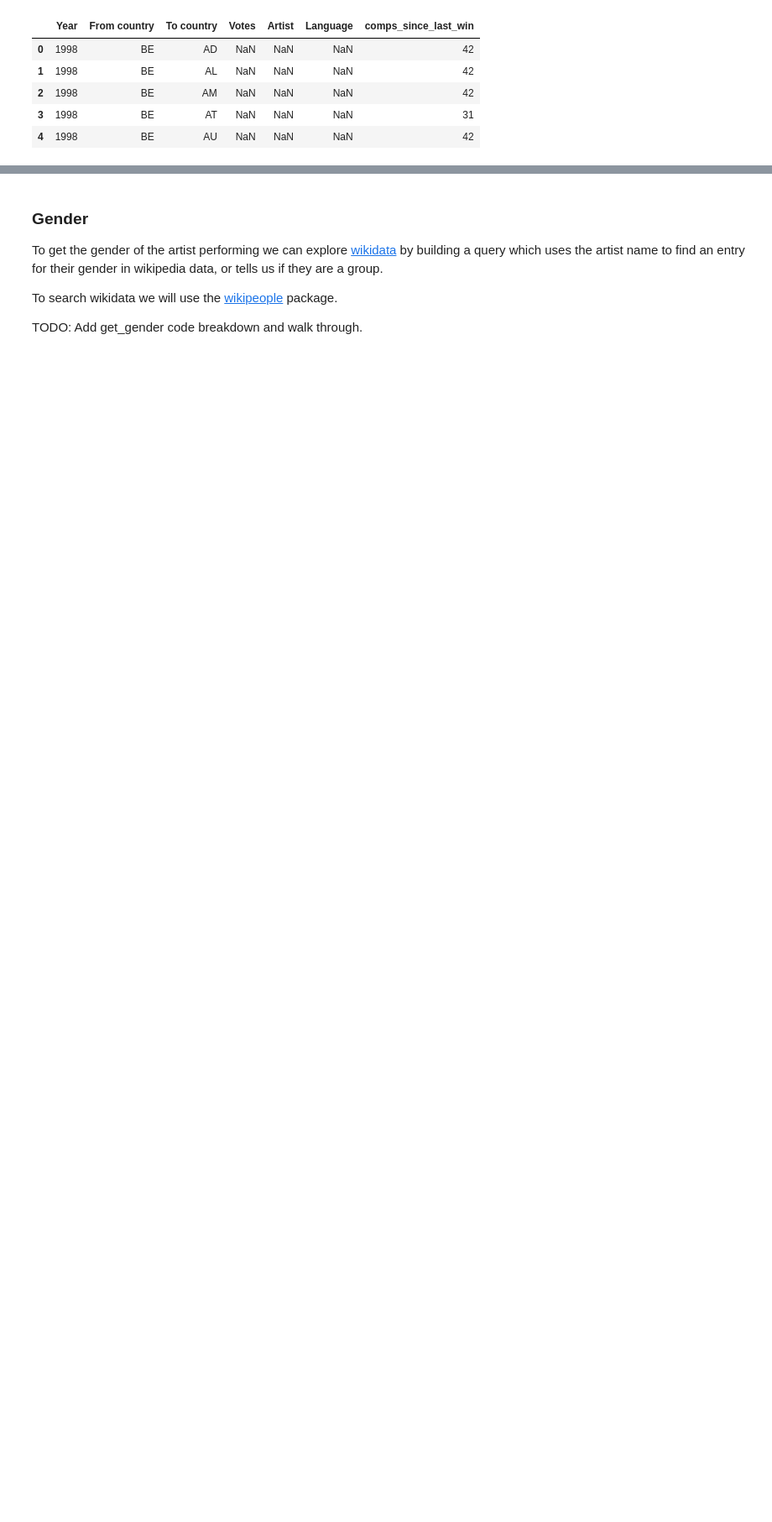
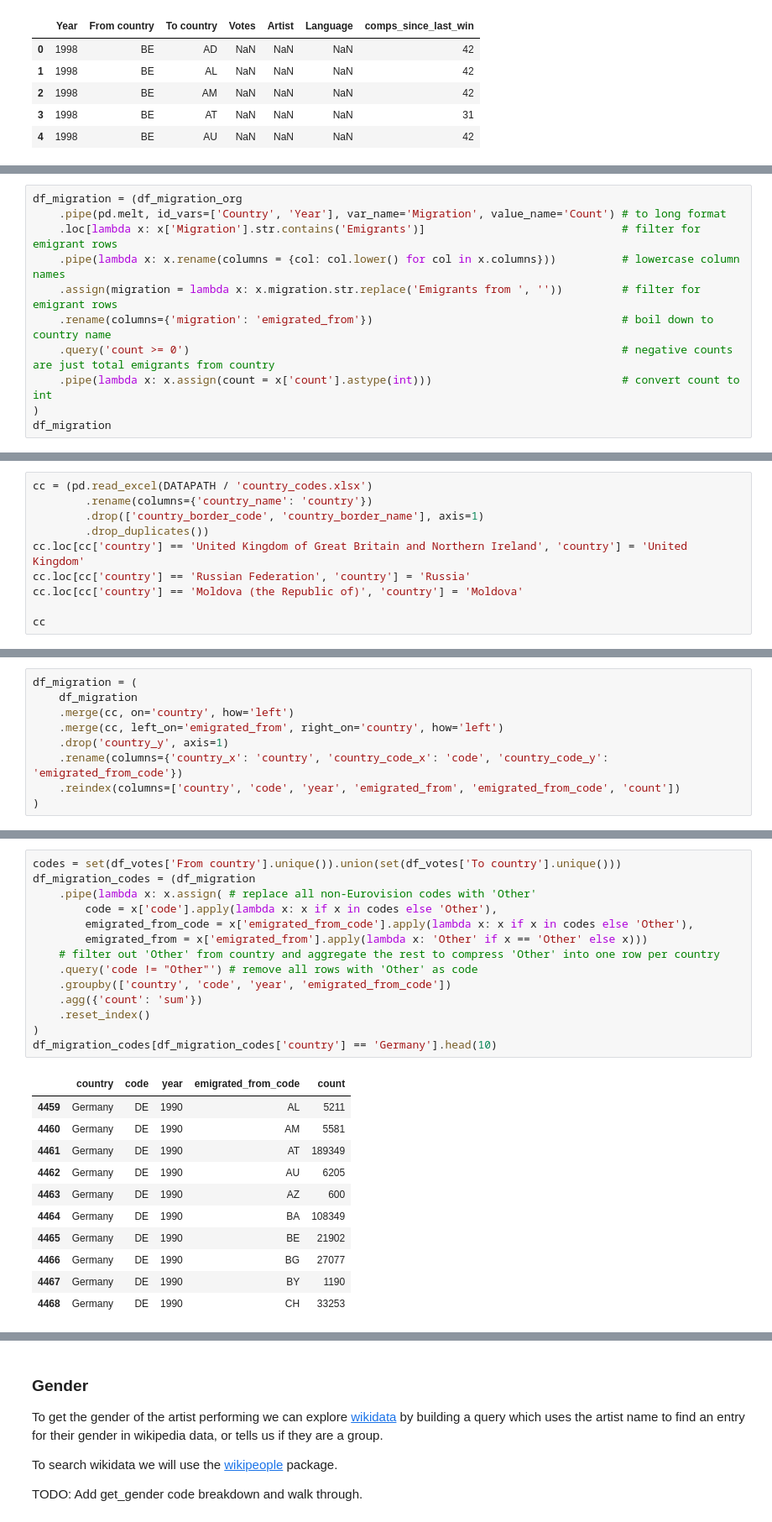
Before and after one commit to KatrionaGoldmann/Eurovision_TDS, a Jupyter notebook: eurovision/notebooks/data-wrang.ipynb, the cells around one changed output, grey strips where cells are left out. Shown at 84% size. Saved outputs shown, nothing was run; the diff lists cells and outputs as text; blank space fills up the shorter version.

```diff
--- a/eurovision/notebooks/data-wrang.ipynb
+++ b/eurovision/notebooks/data-wrang.ipynb
@@ -472,0 +500,11 @@ df_votes.head()
+# %%
+df_migration = (df_migration_org
+    .pipe(pd.melt, id_vars=['Country', 'Year'], var_name='Migration', value_name='Count') # to long format
+    .loc[lambda x: x['Migration'].str.contains('Emigrants')]                              # filter for emigrant rows
+    .pipe(lambda x: x.rename(columns = {col: col.lower() for col in x.columns}))          # lowercase column names
+    .assign(migration = lambda x: x.migration.str.replace('Emigrants from ', ''))         # filter for emigrant rows
+    .rename(columns={'migration': 'emigrated_from'})                                      # boil down to country name
+    .query('count >= 0')                                                                  # negative counts are just total emigrants from country
+    .pipe(lambda x: x.assign(count = x['count'].astype(int)))                             # convert count to int
+)
+df_migration
@@ -472,0 +527,10 @@ df_votes.head()
+# %%
+cc = (pd.read_excel(DATAPATH / 'country_codes.xlsx')
+        .rename(columns={'country_name': 'country'})
+        .drop(['country_border_code', 'country_border_name'], axis=1)
+        .drop_duplicates())
+cc.loc[cc['country'] == 'United Kingdom of Great Britain and Northern Ireland', 'country'] = 'United Kingdom'
+cc.loc[cc['country'] == 'Russian Federation', 'country'] = 'Russia'
+cc.loc[cc['country'] == 'Moldova (the Republic of)', 'country'] = 'Moldova'
+
+cc
@@ -472,0 +553,9 @@ df_votes.head()
+# %%
+df_migration = (
+    df_migration
+    .merge(cc, on='country', how='left')
+    .merge(cc, left_on='emigrated_from', right_on='country', how='left')
+    .drop('country_y', axis=1)
+    .rename(columns={'country_x': 'country', 'country_code_x': 'code', 'country_code_y': 'emigrated_from_code'})
+    .reindex(columns=['country', 'code', 'year', 'emigrated_from', 'emigrated_from_code', 'count'])
+)
@@ -472,0 +577,26 @@ df_votes.head()
+# %%
+codes = set(df_votes['From country'].unique()).union(set(df_votes['To country'].unique()))
+df_migration_codes = (df_migration
+    .pipe(lambda x: x.assign( # replace all non-Eurovision codes with 'Other'
+        code = x['code'].apply(lambda x: x if x in codes else 'Other'),
+        emigrated_from_code = x['emigrated_from_code'].apply(lambda x: x if x in codes else 'Other'),
+        emigrated_from = x['emigrated_from'].apply(lambda x: 'Other' if x == 'Other' else x)))
+    # filter out 'Other' from country and aggregate the rest to compress 'Other' into one row per country
+    .query('code != "Other"') # remove all rows with 'Other' as code
+    .groupby(['country', 'code', 'year', 'emigrated_from_code'])
+    .agg({'count': 'sum'})
+    .reset_index()
+)
+df_migration_codes[df_migration_codes['country'] == 'Germany'].head(10)
+# %% [output]
+|  | country | code | year | emigrated_from_code | count |
+| 4459 | Germany | DE | 1990 | AL | 5211 |
+| 4460 | Germany | DE | 1990 | AM | 5581 |
+| 4461 | Germany | DE | 1990 | AT | 189349 |
+| 4462 | Germany | DE | 1990 | AU | 6205 |
+| 4463 | Germany | DE | 1990 | AZ | 600 |
+| 4464 | Germany | DE | 1990 | BA | 108349 |
+| 4465 | Germany | DE | 1990 | BE | 21902 |
+| 4466 | Germany | DE | 1990 | BG | 27077 |
+| 4467 | Germany | DE | 1990 | BY | 1190 |
+| 4468 | Germany | DE | 1990 | CH | 33253 |
```
Also changed, not shown: parts of 38 cells of this notebook.
